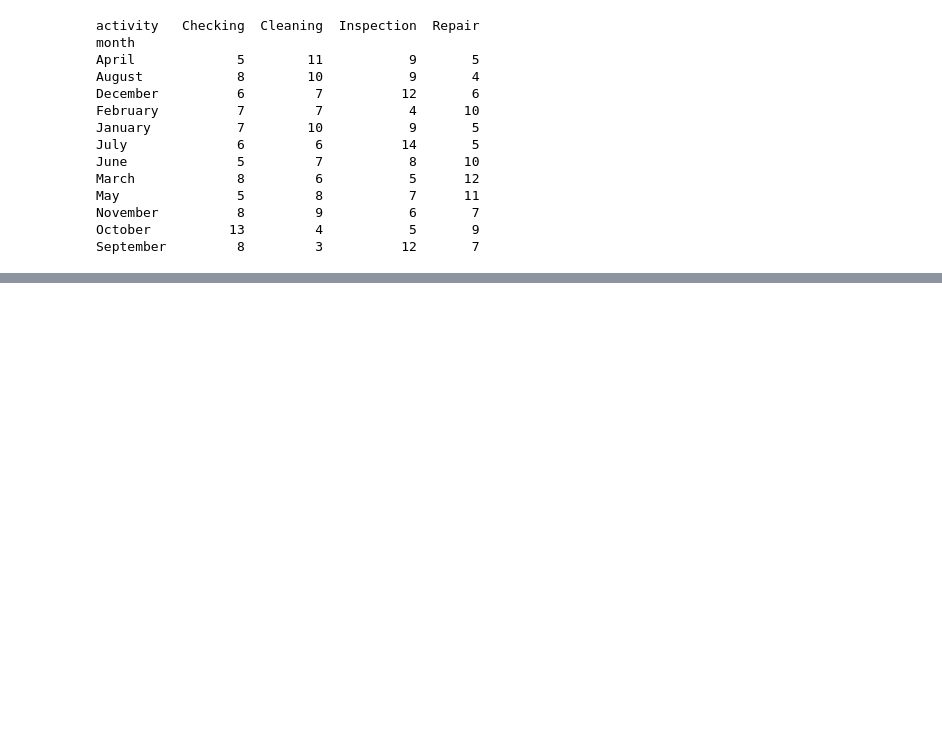
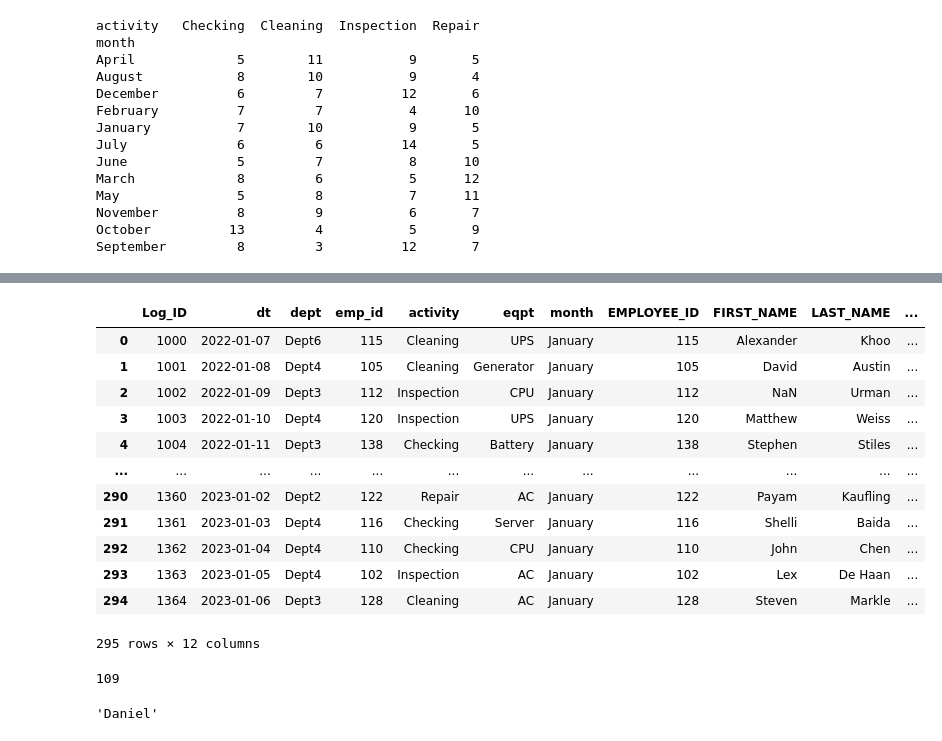
Before and after one commit to vaishnavipatel2805/Python_Libraries_Practice-, a Jupyter notebook: Pandas/Pandas_exercise.ipynb, the cells around one changed output, grey strips where cells are left out. Saved outputs shown, nothing was run; the diff lists cells and outputs as text; code cells hidden in the pictures; blank space fills up the shorter version.

```diff
--- a/Pandas/Pandas_exercise.ipynb
+++ b/Pandas/Pandas_exercise.ipynb
@@ -581,0 +631,26 @@ September         8         3          12       7
+# %%
+emp_act["day"]= emp_act["dt"].dt.day_name()
+emp_act
+# %% [output]
+|  | Log_ID | dt | dept | emp_id | activity | eqpt | month | EMPLOYEE_ID | FIRST_NAME | LAST_NAME | ... |
+| 0 | 1000 | 2022-01-07 | Dept6 | 115 | Cleaning | UPS | January | 115 | Alexander | Khoo | ... |
+| 1 | 1001 | 2022-01-08 | Dept4 | 105 | Cleaning | Generator | January | 105 | David | Austin | ... |
+| 2 | 1002 | 2022-01-09 | Dept3 | 112 | Inspection | CPU | January | 112 | NaN | Urman | ... |
+| 3 | 1003 | 2022-01-10 | Dept4 | 120 | Inspection | UPS | January | 120 | Matthew | Weiss | ... |
+| 4 | 1004 | 2022-01-11 | Dept3 | 138 | Checking | Battery | January | 138 | Stephen | Stiles | ... |
+| ... | ... | ... | ... | ... | ... | ... | ... | ... | ... | ... | ... |
+| 290 | 1360 | 2023-01-02 | Dept2 | 122 | Repair | AC | January | 122 | Payam | Kaufling | ... |
+| 291 | 1361 | 2023-01-03 | Dept4 | 116 | Checking | Server | January | 116 | Shelli | Baida | ... |
+| 292 | 1362 | 2023-01-04 | Dept4 | 110 | Checking | CPU | January | 110 | John | Chen | ... |
+| 293 | 1363 | 2023-01-05 | Dept4 | 102 | Inspection | AC | January | 102 | Lex | De Haan | ... |
+| 294 | 1364 | 2023-01-06 | Dept3 | 128 | Cleaning | AC | January | 128 | Steven | Markle | ... |
+295 rows × 12 columns
+# %%
+id = emp_act[emp_act["day"].isin(["Sunday", "Saturday"])].groupby("emp_id").size().sort_values().tail(1).index[0].item()
+id
+# %% [output]
+109
+# %%
+emp_act[emp_act["emp_id"]==109]["FIRST_NAME"].unique()[0]
+# %% [output]
+'Daniel'
```
Also changed, not shown: parts of 11 cells of this notebook.
